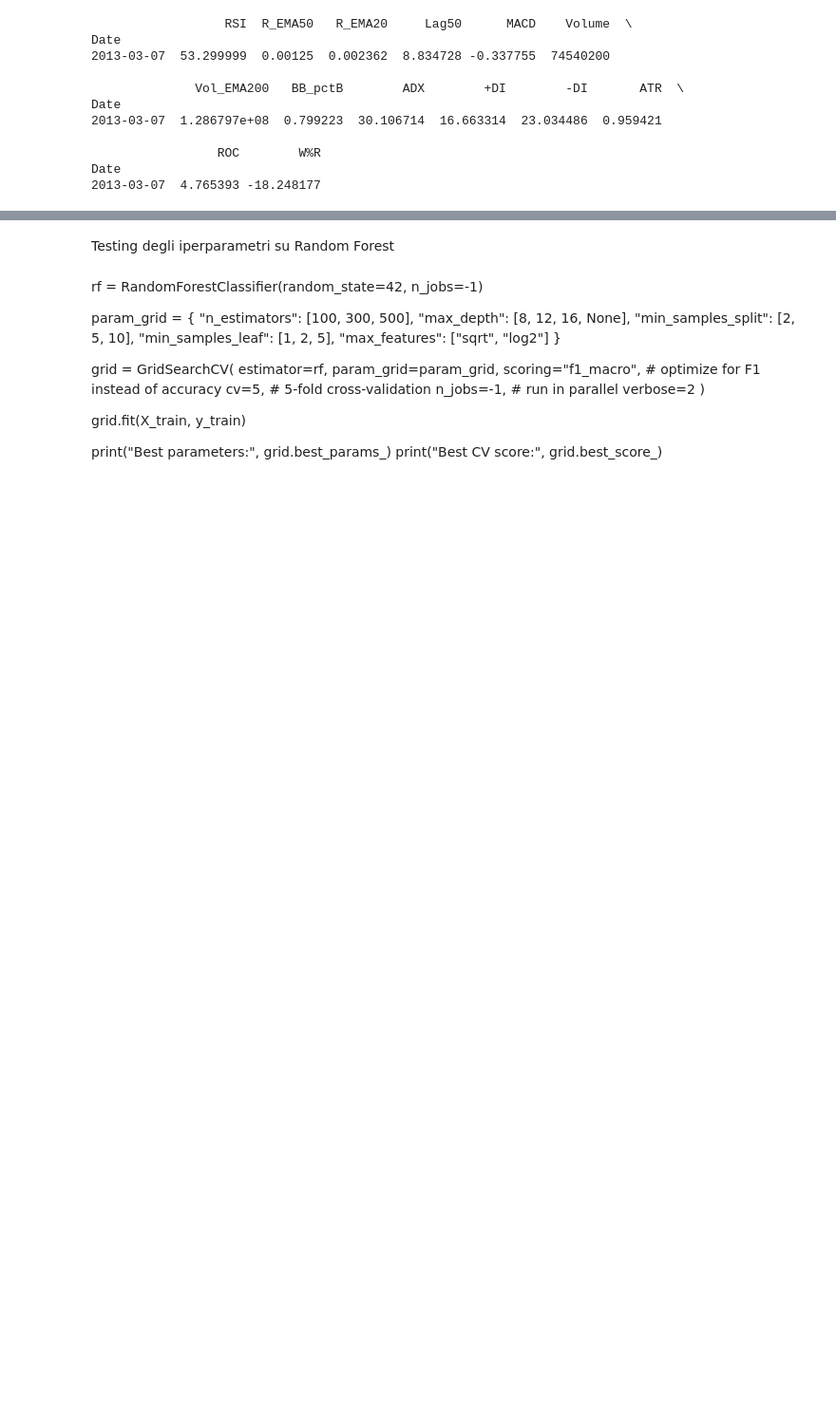
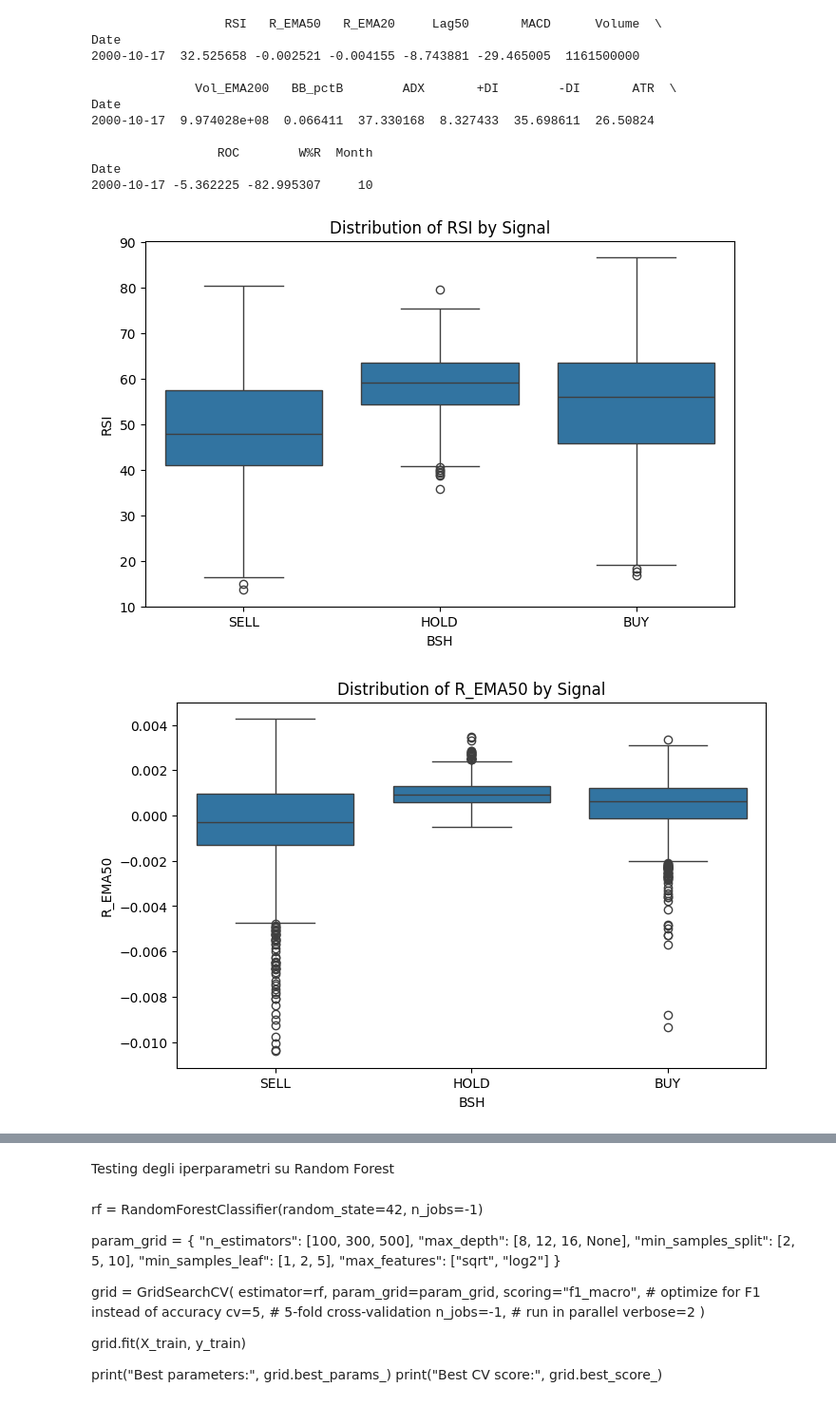
Before and after one commit to UniAlessioM/MarGui-Project, a Jupyter notebook: Classification.ipynb, the cells around one changed output, grey strips where cells are left out. Shown at 95% size. Drawn from its saved outputs; the diff is of its cells as text; code cells hidden in the pictures; blank space fills up the shorter version.

```diff
--- a/Classification.ipynb
+++ b/Classification.ipynb
@@ -13,43 +13,51 @@ from sklearn.metrics import classification_report
 from sklearn.model_selection import GridSearchCV
 from lightgbm import LGBMClassifier
 
 
 
-TICKER = "MSFT"
+TICKER = "^GSPC"
 
 # --- Carica dati ---
 df = pd.read_csv(
     f"csv/{TICKER}_indicators.csv",
     index_col=0,
     parse_dates=[0],
     date_format="ISO8601"
 )
 
 #features = ["Lag1", "Lag10", "Lag15", "Lag50", "R_EMA50", "R_EMA10"]
 features = ["RSI","R_EMA50","R_EMA20","Lag50","MACD","Volume","Vol_EMA200","BB_pctB",
-            "ADX","+DI","-DI","ATR","ROC","W%R"]
+            "ADX","+DI","-DI","ATR","ROC","W%R","Month"]
+
+#features = [
+#    "RSI", "R_EMA50", "R_EMA20", "Lag10", "Lag50",
+#    "MACD", "MACD_Signal", "Volume", "Vol_EMA50", "Vol_EMA200",
+#    "BB_pctB", "ADX", "+DI", "-DI", "ATR", "W%R"
+#]
 
 # --- Features e target ---
 X = df[features]
 y = df["BSH"]
 
 print(X.head(1))
 
 
-#for feat in features:
-#    plt.figure(figsize=(8,5))
-#    sns.boxplot(x=y, y=df[feat])  # y = your labels (BUY/SELL/HOLD)
-#    plt.title(f"Distribution of {feat} by Signal")
-#    plt.show()
+for feat in features:
+    plt.figure(figsize=(8,5))
+    sns.boxplot(x=y, y=df[feat])  # y = your labels (BUY/SELL/HOLD)
+    plt.title(f"Distribution of {feat} by Signal")
+    plt.show()
 # %% [output]
-                  RSI  R_EMA50   R_EMA20     Lag50      MACD    Volume  \
+                  RSI   R_EMA50   R_EMA20     Lag50       MACD      Volume  \
 Date
-2013-03-07  53.299999  0.00125  0.002362  8.834728 -0.337755  74540200
+2000-10-17  32.525658 -0.002521 -0.004155 -8.743881 -29.465005  1161500000
 
-              Vol_EMA200   BB_pctB        ADX        +DI        -DI       ATR  \
+              Vol_EMA200   BB_pctB        ADX       +DI        -DI       ATR  \
 Date
-2013-03-07  1.286797e+08  0.799223  30.106714  16.663314  23.034486  0.959421
+2000-10-17  9.974028e+08  0.066411  37.330168  8.327433  35.698611  26.50824
 
-                 ROC        W%R
+                 ROC        W%R  Month
 Date
-2013-03-07  4.765393 -18.248177
+2000-10-17 -5.362225 -82.995307     10
+[figure, added]
+[figure, added]
```
Also changed, not shown: parts of 6 cells of this notebook, 8 other files.
